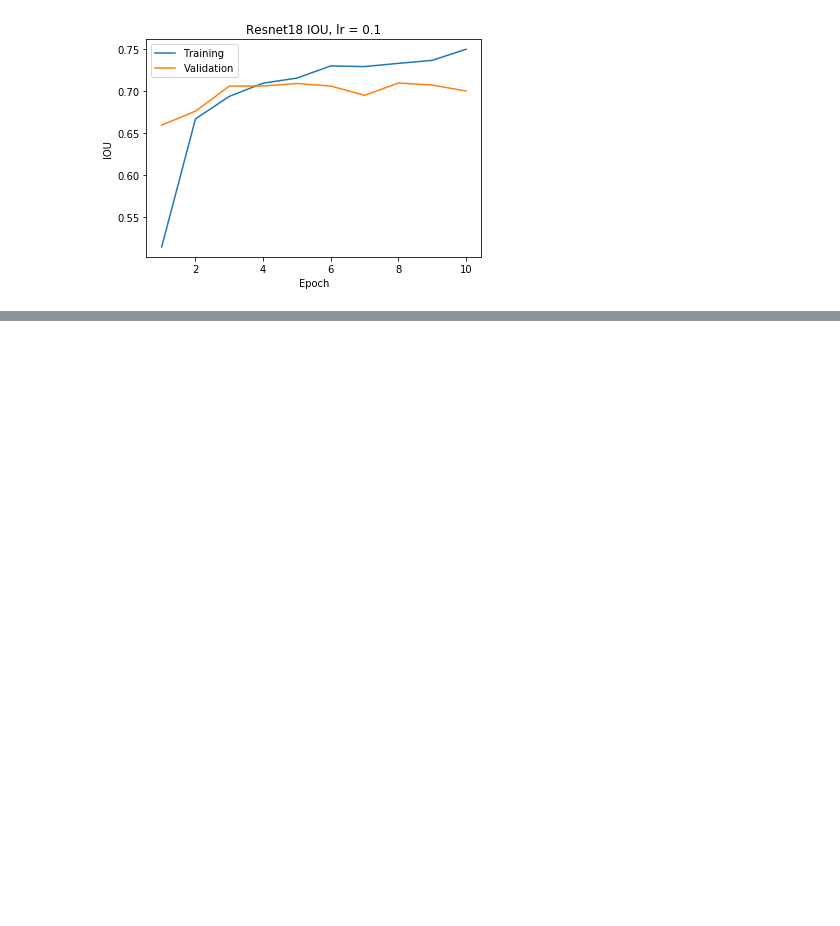
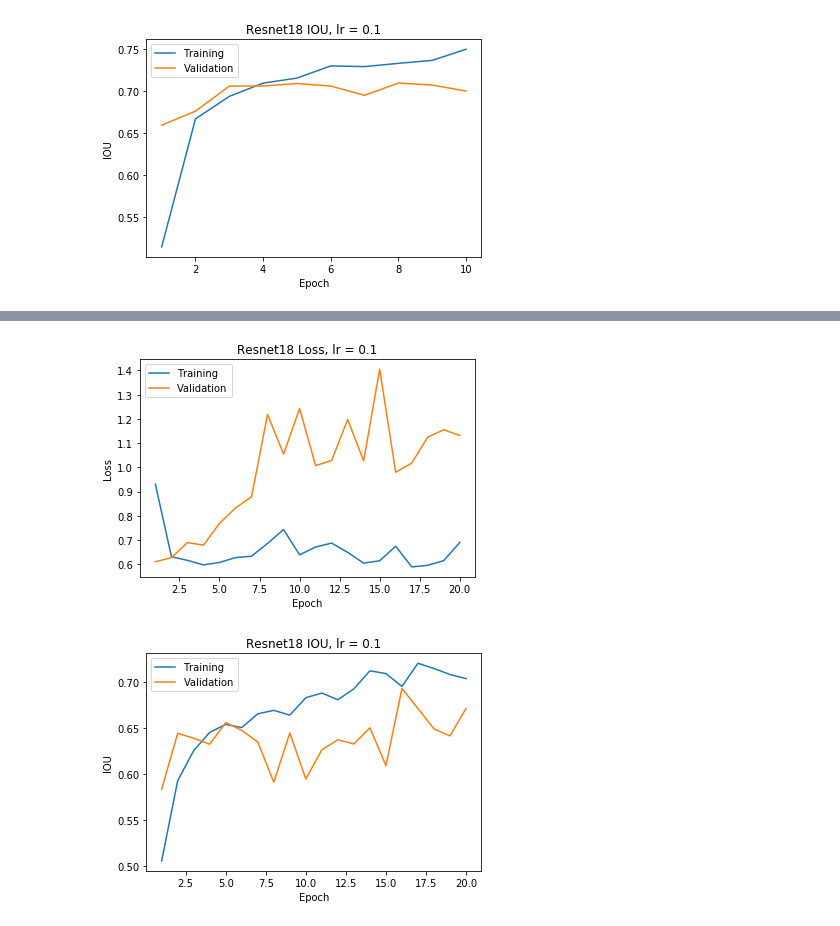
Before and after one commit to jindal2309/DataMiningProject3, a Jupyter notebook: main.ipynb, the cells around one changed output, grey strips where cells are left out. Drawn from its saved outputs; the diff is of its cells as text; code cells hidden in the pictures; blank space fills up the shorter version.

```diff
--- a/main.ipynb
+++ b/main.ipynb
@@ -1153,0 +1297,5 @@ plot()
+# %%
+plot()
+# %% [output]
+[figure, added]
+[figure, added]
```
Also changed, not shown: parts of 10 cells of this notebook.
